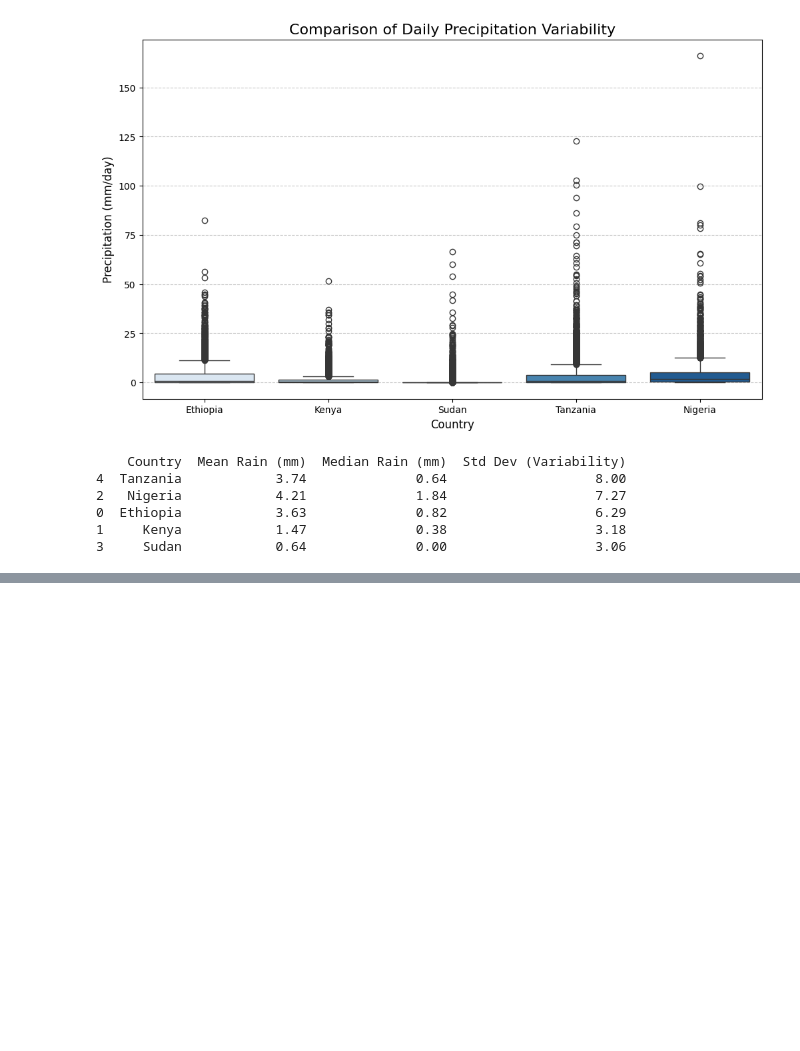
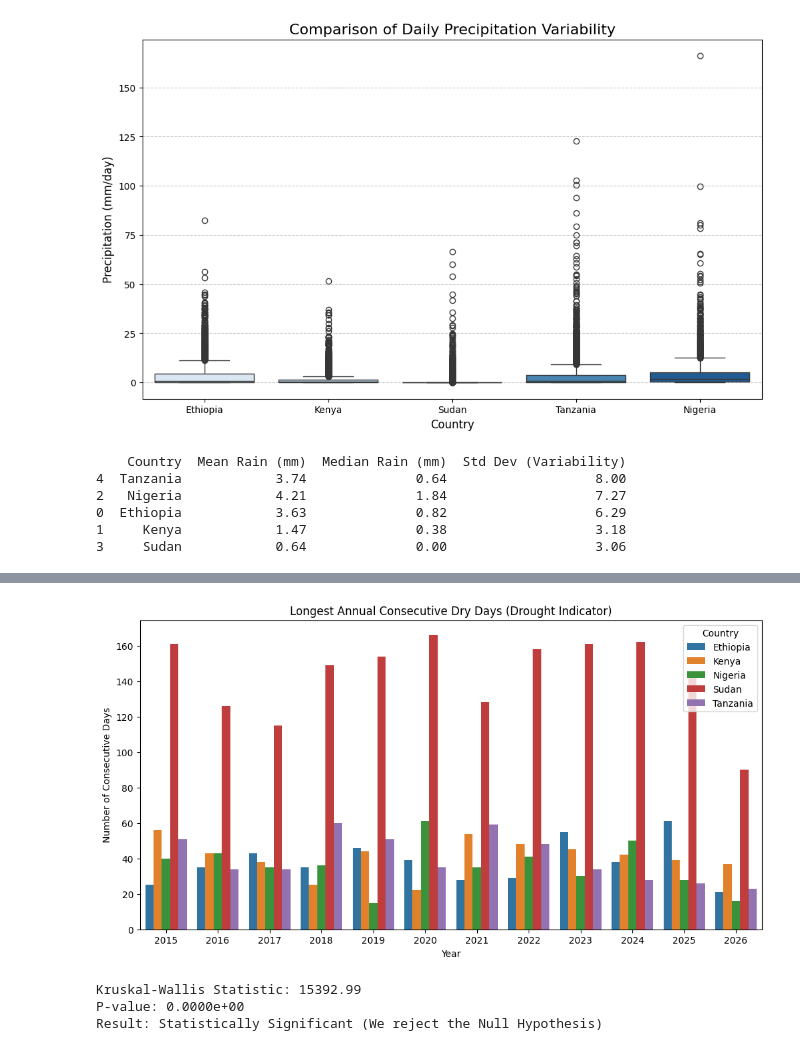
Before and after one commit to Sifen1995/climate-challenge-week0, a Jupyter notebook: notebooks/compare_countries.ipynb, the cells around one changed output, grey strips where cells are left out. Saved outputs shown, nothing was run; the diff lists cells and outputs as text; code cells hidden in the pictures; blank space fills up the shorter version.

```diff
--- a/notebooks/compare_countries.ipynb
+++ b/notebooks/compare_countries.ipynb
@@ -107,0 +123,41 @@ print(precip_summary)
+# %%
+def count_max_consecutive_dry_days(series):
+    # Create a boolean series: True if rain < 1mm
+    is_dry = series < 1
+    # Group consecutive Trues together
+    dry_groups = is_dry.ne(is_dry.shift()).cumsum()
+    # Count size of groups where the value was dry
+    return is_dry[is_dry].groupby(dry_groups).size().max()
+
+# Apply the function per country per year
+dry_spells = df_all.groupby(['Country', 'Year'])['PRECTOTCORR'].apply(count_max_consecutive_dry_days).reset_index(name='Max_Dry_Spell')
+
+# Visualize
+plt.figure(figsize=(12, 6))
+sns.barplot(data=dry_spells, x='Year', y='Max_Dry_Spell', hue='Country')
+plt.title('Longest Annual Consecutive Dry Days (Drought Indicator)')
+plt.ylabel('Number of Consecutive Days')
+plt.show()
+# %% [output]
+[figure, added]
+# %%
+from scipy import stats
+
+# 1. Prepare the data: Create a list of temperature arrays, one for each country
+groups = [df_all[df_all['Country'] == country]['T2M'] for country in df_all['Country'].unique()]
+
+# 2. Run the Kruskal-Wallis Test
+statistic, p_value = stats.kruskal(*groups)
+
+print(f"Kruskal-Wallis Statistic: {statistic:.2f}")
+print(f"P-value: {p_value:.4e}")
+
+# 3. Quick Interpretation Logic
+if p_value < 0.05:
+    print("Result: Statistically Significant (We reject the Null Hypothesis)")
+else:
+    print("Result: Not Statistically Significant (The differences might be due to chance)")
+# %% [output]
+Kruskal-Wallis Statistic: 15392.99
+P-value: 0.0000e+00
+Result: Statistically Significant (We reject the Null Hypothesis)
```
Also changed, not shown: parts of 2 cells of this notebook.
